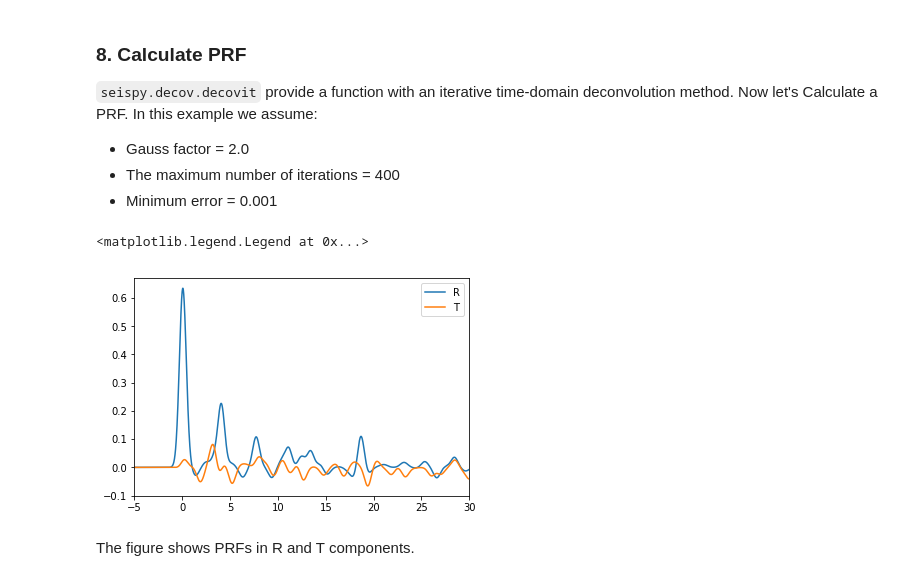
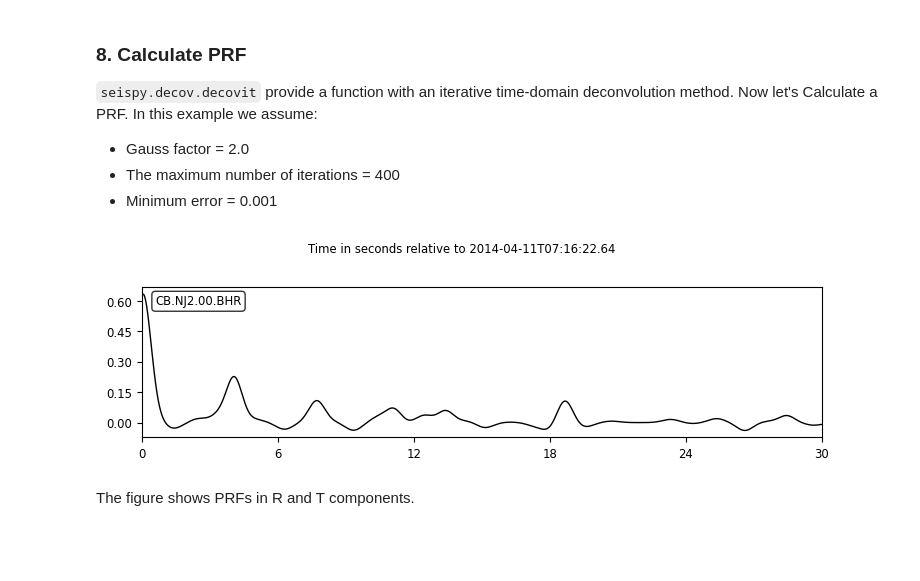
Before and after one commit to xumi1993/seispy-doc.post, a Jupyter notebook: source/_static/files/PRF_Process.ipynb, the cells around one changed output. Saved outputs shown, nothing was run; the diff lists cells and outputs as text; code cells hidden in the pictures; blank space fills up the shorter version.

```diff
--- a/source/_static/files/PRF_Process.ipynb
+++ b/source/_static/files/PRF_Process.ipynb
@@ -91,20 +72,17 @@ Text(0,0.5,'R')
 - Gauss factor = 2.0
 - The maximum number of iterations = 400
 - Minimum error = 0.001
-# %%
-f0 = 2.0
-tmax = 400
-minderr = 0.001
-
-PRF_R, RMS, it = seispy.decon.decovit(R, Z, dt, R.shape[0], shift, f0, tmax, minderr)
-PRF_T, RMS, it = seispy.decon.decovit(T, Z, dt, T.shape[0], shift, f0, tmax, minderr)
-
-plt.plot(time_axis, PRF_R)
-plt.plot(time_axis, PRF_T)
-plt.xlim([-5, 30])
-plt.legend(['R', 'T'])
-# %% [output]
-<matplotlib.legend.Legend at 0x...>
-[figure, removed]
+# %%
+f0 = 2.0
+itmax = 400
+minderr = 0.001
+
+rf = RFTrace.deconvolute(st_TRZ[1], st_TRZ[2], method='iter',
+                         tshift=shift, f0=f0, itmax=itmax, minderr=minderr)
+rf.plot(show=False, type='relative',
+        starttime=rf.stats.starttime+shift,
+        endtime=rf.stats.starttime+shift+30)
+# %% [output]
+[figure, added]
 # %% [markdown]
 The figure shows PRFs in R and T components.
```
Also changed, not shown: parts of 5 cells of this notebook, 8 other files.
